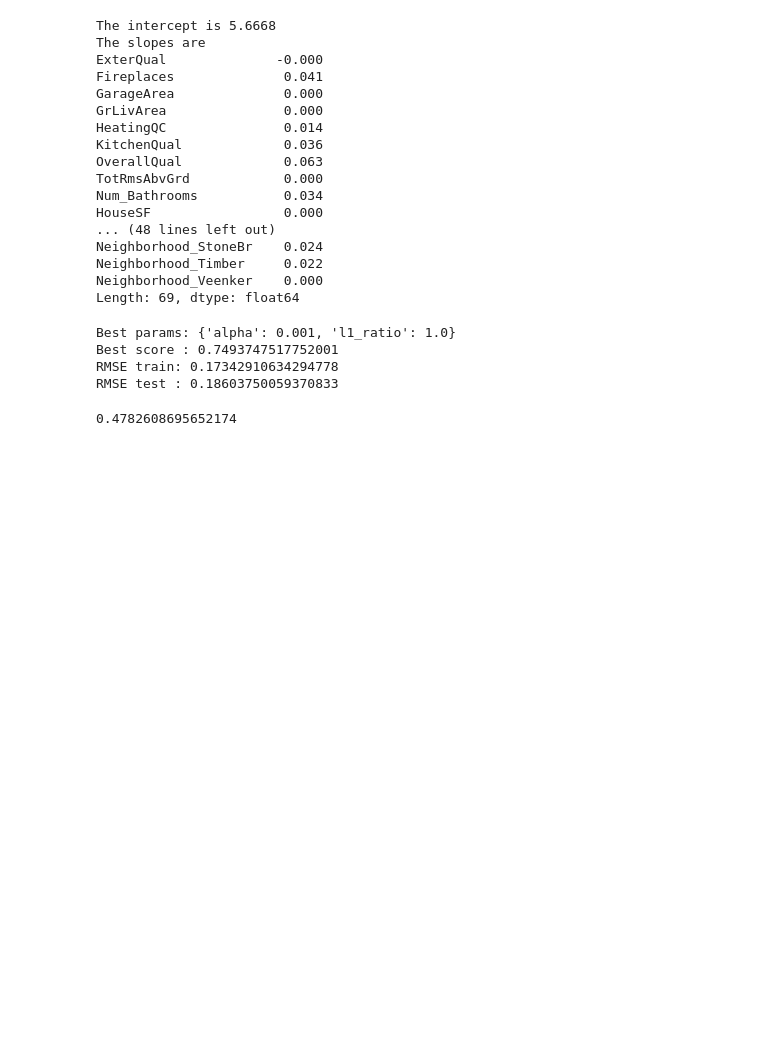
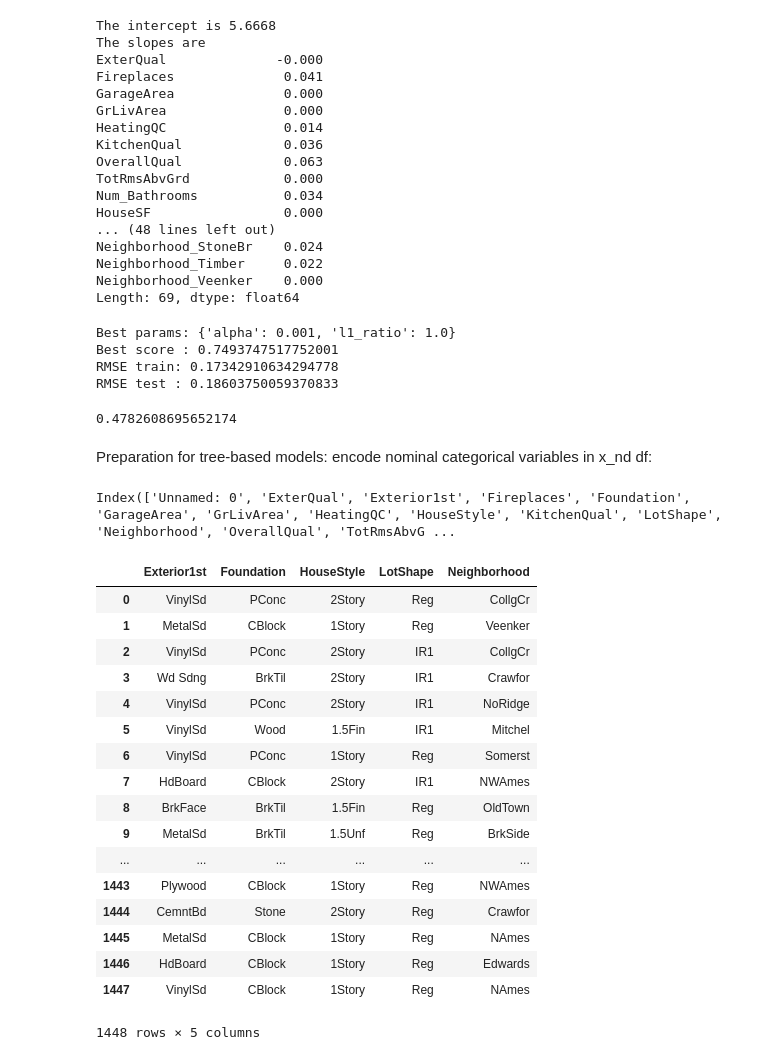
Before and after one commit to atsigman/putb_nycdsa_kaggle, a Jupyter notebook: kaggle_models.ipynb, the cells around one changed output. Drawn from its saved outputs; the diff is of its cells as text; code cells hidden in the pictures; blank space fills up the shorter version.

```diff
--- a/kaggle_models.ipynb
+++ b/kaggle_models.ipynb
@@ -179,3 +176,33 @@ RMSE test : 0.18603750059370833
 sum(model.coef_ > 1e-6) / model.coef_.shape[0]
 # %% [output]
 0.4782608695652174
+# %% [markdown]
+Preparation for tree-based models: encode nominal categorical variables in x_nd df:
+# %%
+x_nd.columns
+# %% [output]
+Index(['Unnamed: 0', 'ExterQual', 'Exterior1st', 'Fireplaces', 'Foundation', 'GarageArea', 'GrLivArea', 'HeatingQC', 'HouseStyle', 'KitchenQual', 'LotShape', 'Neighborhood', 'OverallQual', 'TotRmsAbvG ...
+# %%
+#drop first column, and determine which columns are nominal categorical
+
+x_nd = x_nd.drop('Unnamed: 0', axis = 1)
+x_nd.select_dtypes(['object'])
+# %% [output]
+|  | Exterior1st | Foundation | HouseStyle | LotShape | Neighborhood |
+| 0 | VinylSd | PConc | 2Story | Reg | CollgCr |
+| 1 | MetalSd | CBlock | 1Story | Reg | Veenker |
+| 2 | VinylSd | PConc | 2Story | IR1 | CollgCr |
+| 3 | Wd Sdng | BrkTil | 2Story | IR1 | Crawfor |
+| 4 | VinylSd | PConc | 2Story | IR1 | NoRidge |
+| 5 | VinylSd | Wood | 1.5Fin | IR1 | Mitchel |
+| 6 | VinylSd | PConc | 1Story | Reg | Somerst |
+| 7 | HdBoard | CBlock | 2Story | IR1 | NWAmes |
+| 8 | BrkFace | BrkTil | 1.5Fin | Reg | OldTown |
+| 9 | MetalSd | BrkTil | 1.5Unf | Reg | BrkSide |
+| ... | ... | ... | ... | ... | ... |
+| 1443 | Plywood | CBlock | 1Story | Reg | NWAmes |
+| 1444 | CemntBd | Stone | 2Story | Reg | Crawfor |
+| 1445 | MetalSd | CBlock | 1Story | Reg | NAmes |
+| 1446 | HdBoard | CBlock | 1Story | Reg | Edwards |
+| 1447 | VinylSd | CBlock | 1Story | Reg | NAmes |
+1448 rows × 5 columns
```
Also changed, not shown: parts of 38 cells of this notebook.
